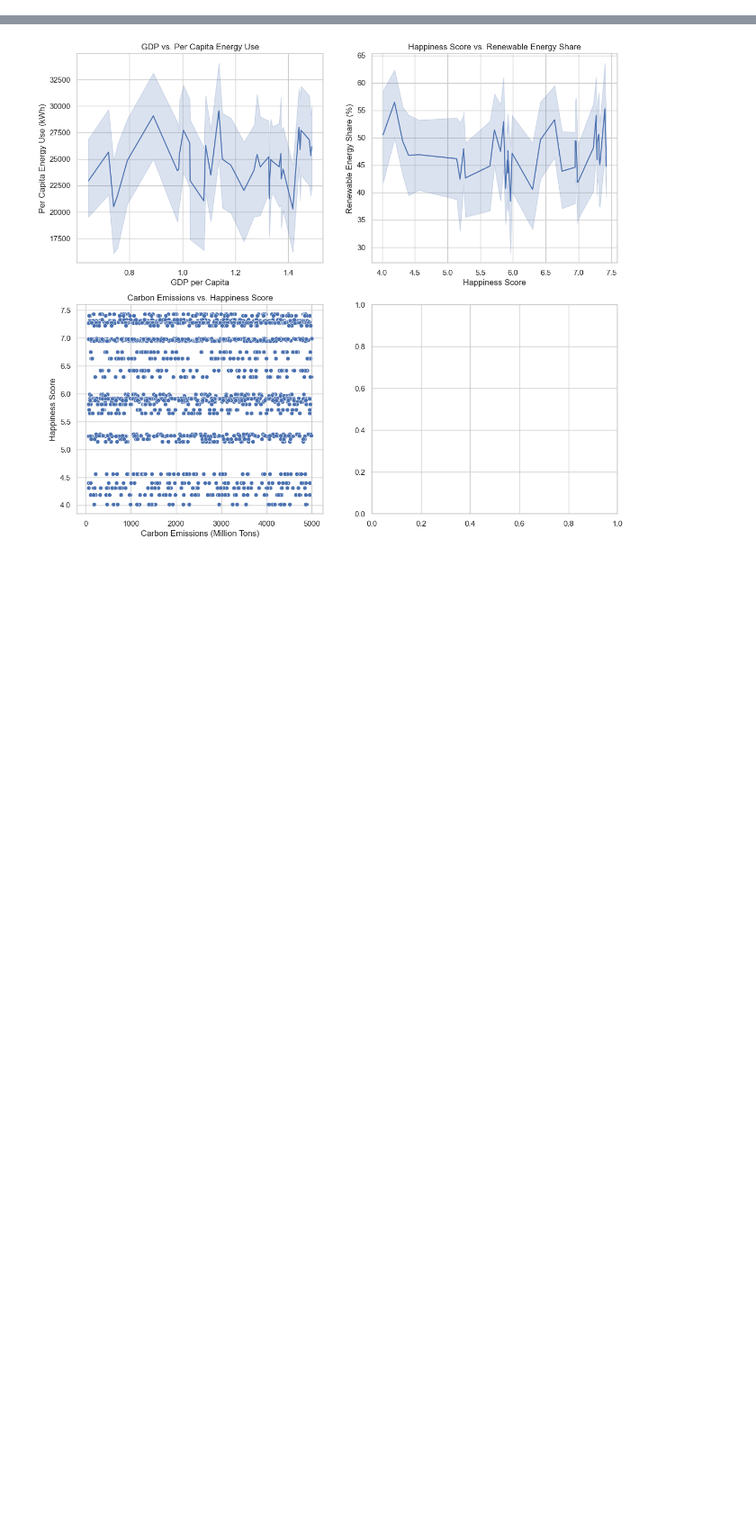
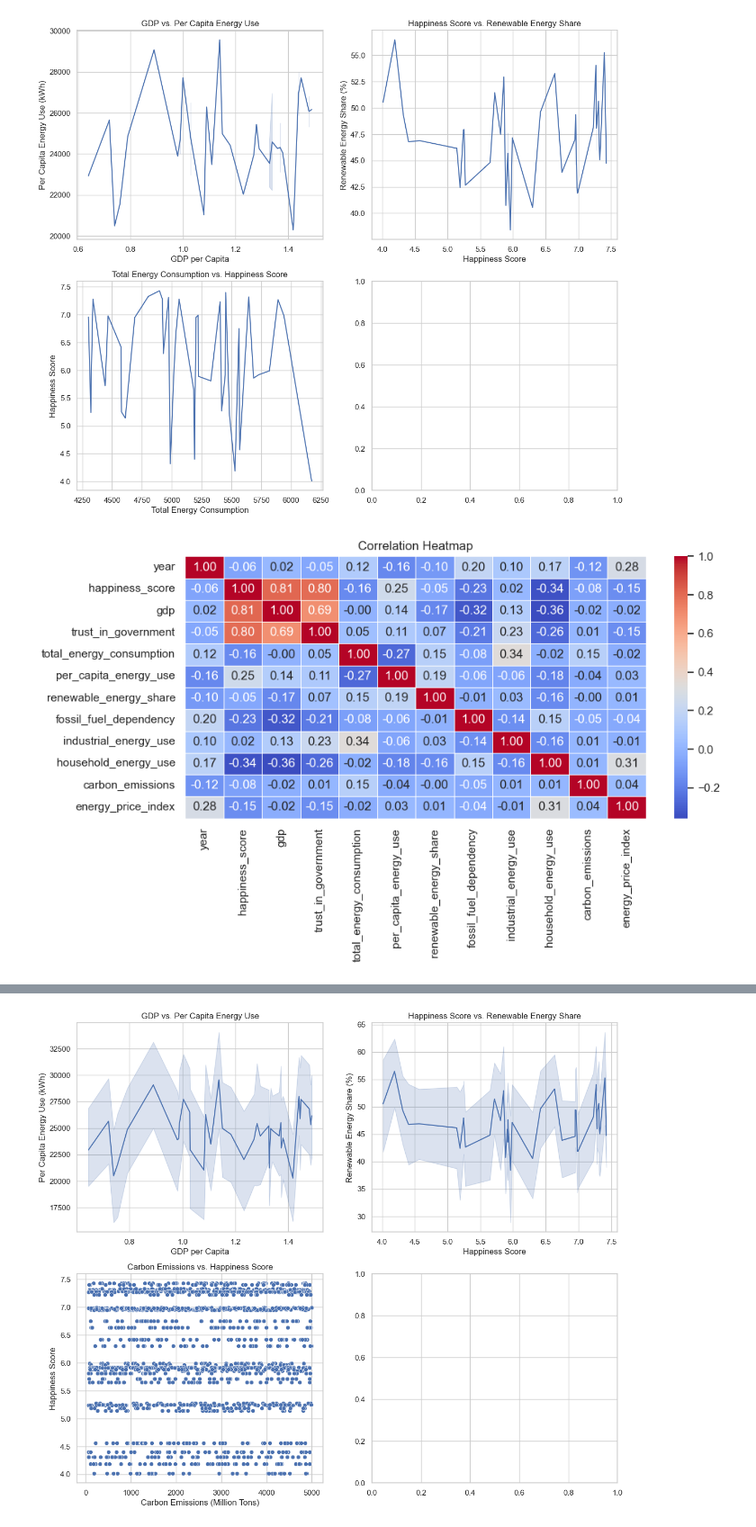
Before and after one commit to 10197jsg/sql-database, a Jupyter notebook: notebooks/Main.ipynb, the cells around one changed output, grey strips where cells are left out. Shown at 90% size. Cells and saved outputs as stored; diff of their text form; code cells hidden in the pictures; blank space fills up the shorter version.

```diff
--- a/notebooks/Main.ipynb
+++ b/notebooks/Main.ipynb
@@ -17,0 +106,29 @@ import matplotlib.pyplot as plt
+# %%
+sns.set(style="whitegrid")
+fig, axes = plt.subplots(2, 2, figsize=(14, 12))
+
+sns.lineplot(x=df["gdp"], y=df["per_capita_energy_use"], ax=axes[0, 0])
+axes[0, 0].set_title("GDP vs. Per Capita Energy Use")
+axes[0, 0].set_xlabel("GDP per Capita")
+axes[0, 0].set_ylabel("Per Capita Energy Use (kWh)")
+
+sns.lineplot(x=df["happiness_score"], y=df["renewable_energy_share"], ax=axes[0, 1])
+axes[0, 1].set_title("Happiness Score vs. Renewable Energy Share")
+axes[0, 1].set_xlabel("Happiness Score")
+axes[0, 1].set_ylabel("Renewable Energy Share (%)")
+
+sns.lineplot(x=df["total_energy_consumption"], y=df["happiness_score"], ax=axes[1, 0])
+axes[1, 0].set_title("Total Energy Consumption vs. Happiness Score")
+axes[1, 0].set_xlabel("Total Energy Consumption")
+axes[1, 0].set_ylabel("Happiness Score")
+
+
+plt.figure(figsize=(10, 6))
+sns.heatmap(df.corr(numeric_only=True), annot=True, cmap="coolwarm", fmt=".2f", linewidths=0.5)
+plt.title("Correlation Heatmap")
+
+plt.tight_layout()
+plt.show()
+# %% [output]
+[figure, added]
+[figure, added]
```
Also changed, not shown: parts of 12 cells of this notebook.
